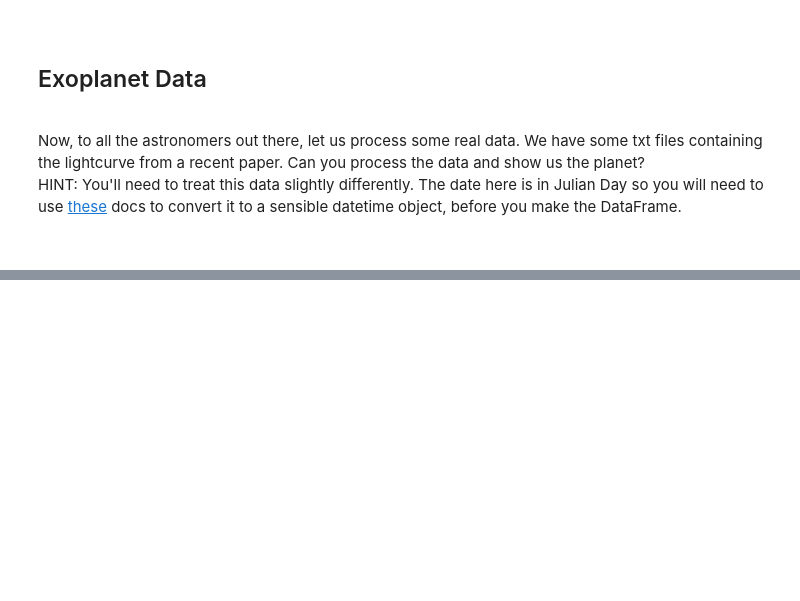
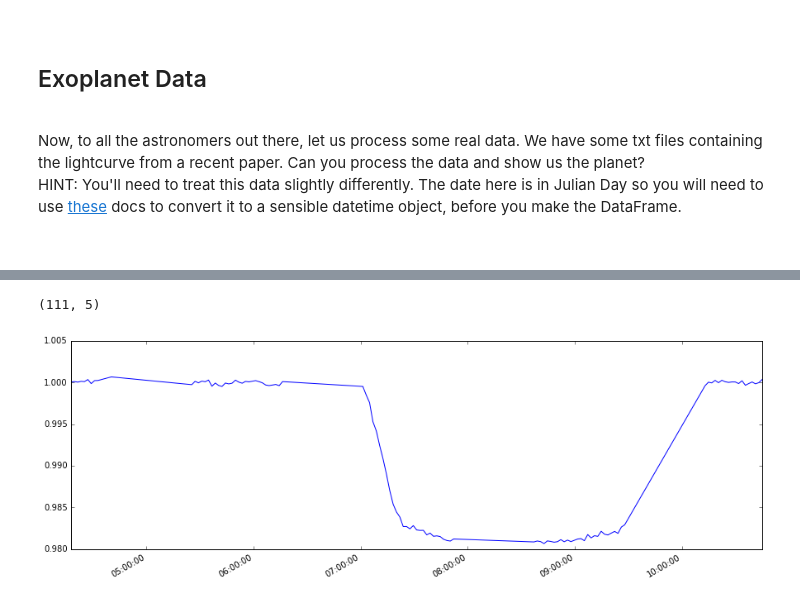
Before and after one commit to evickers/2016-01-11_Sheffield_Notes, a Jupyter notebook: 08-Time-Series-Data.ipynb, the cells around one changed output, grey strips where cells are left out. Drawn from its saved outputs; the diff is of its cells as text; code cells hidden in the pictures; blank space fills up the shorter version.

Commit message:
doing fun stuff with data

```diff
--- a/08-Time-Series-Data.ipynb
+++ b/08-Time-Series-Data.ipynb
@@ -389,3 +389,6 @@ HINT: You'll need to treat this data slightly differently. The date here is in J
 
 <br/>
 </section>
+# %%
+x_data = np.genfromtxt(fname='data/XO1_wl_transit_FLUX.txt',
+                       names = ['JulianDate', 'Flux', 'FluxError', 'RAWFlux', 'RAWFluxError'])
@@ -391,0 +399,12 @@ HINT: You'll need to treat this data slightly differently. The date here is in J
+# %%
+import pandas as pd
+
+d = {'Flux': x_data['Flux'], 'FluxError': x_data['FluxError'],
+     'RAWFlux': x_data['RAWFlux'], 'RAWFluxError': x_data['RAWFluxError'] }
+
+from astropy.time import Time
+t =(Time(x_data['JulianDate'], format='jd')).to_datetime()
+
+exo = pd.DataFrame(data=d, index=t)
+
+exo[0:10]
@@ -391,0 +423,13 @@ HINT: You'll need to treat this data slightly differently. The date here is in J
+# %%
+print(exo.shape)
+# %% [output]
+(111, 5)
+# %%
+fig, ax =plt.subplots(1, figsize = (15, 5))
+flx = exo['Flux']
+
+flx.plot(kind='line', ax=ax)
+fig.autofmt_xdate()
+plt.show()
+# %% [output]
+[figure, added]
```
Also changed, not shown: parts of 4 cells of this notebook.
